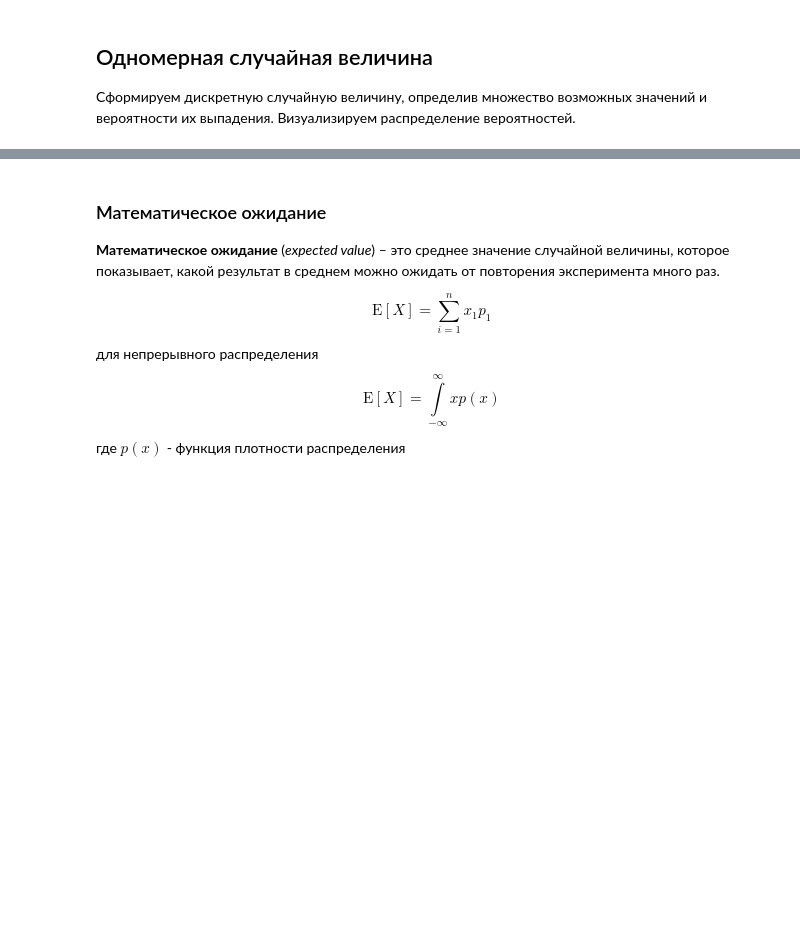
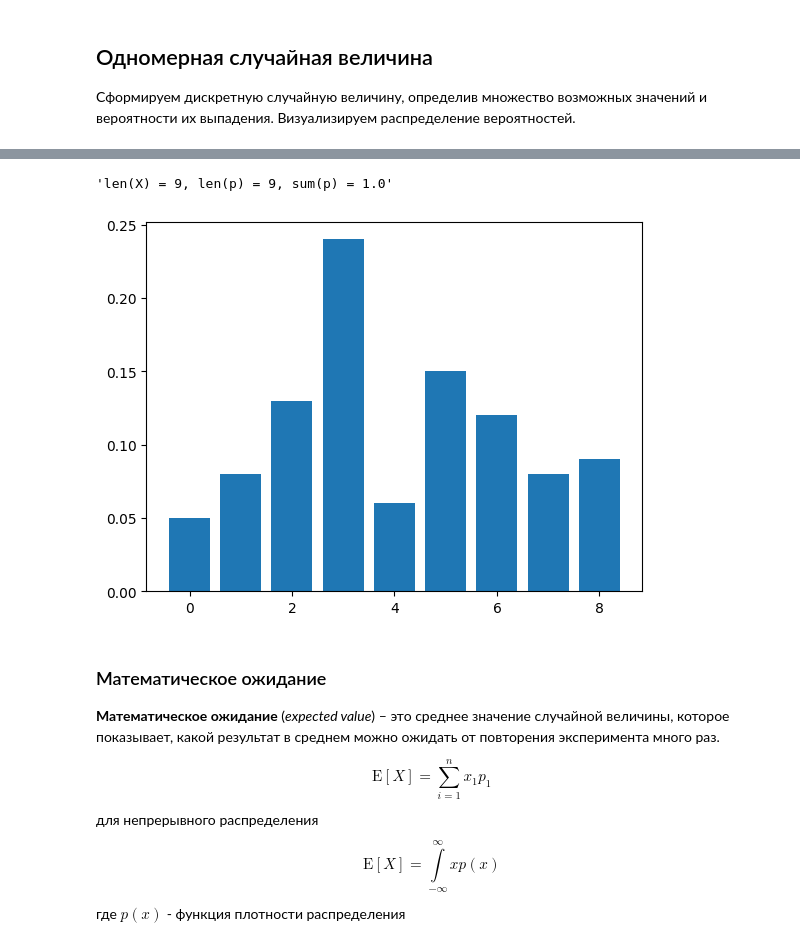
Before and after one commit to ordevoir/Mathematics, a Jupyter notebook: PT_RV_(random_variable).ipynb, the cells around one changed output, grey strips where cells are left out. Saved outputs shown, nothing was run; the diff lists cells and outputs as text; code cells hidden in the pictures; blank space fills up the shorter version.

```diff
--- a/PT_RV_(random_variable).ipynb
+++ b/PT_RV_(random_variable).ipynb
@@ -29,3 +58,8 @@ plt.bar(X, p)
+# %%
+м
+# %% [output]
+'len(X) = 9, len(p) = 9, sum(p) = 1.0'
+[figure, added]
 # %% [markdown]
 ### Математическое ожидание
 
```
Also changed, not shown: parts of 6 cells of this notebook.
